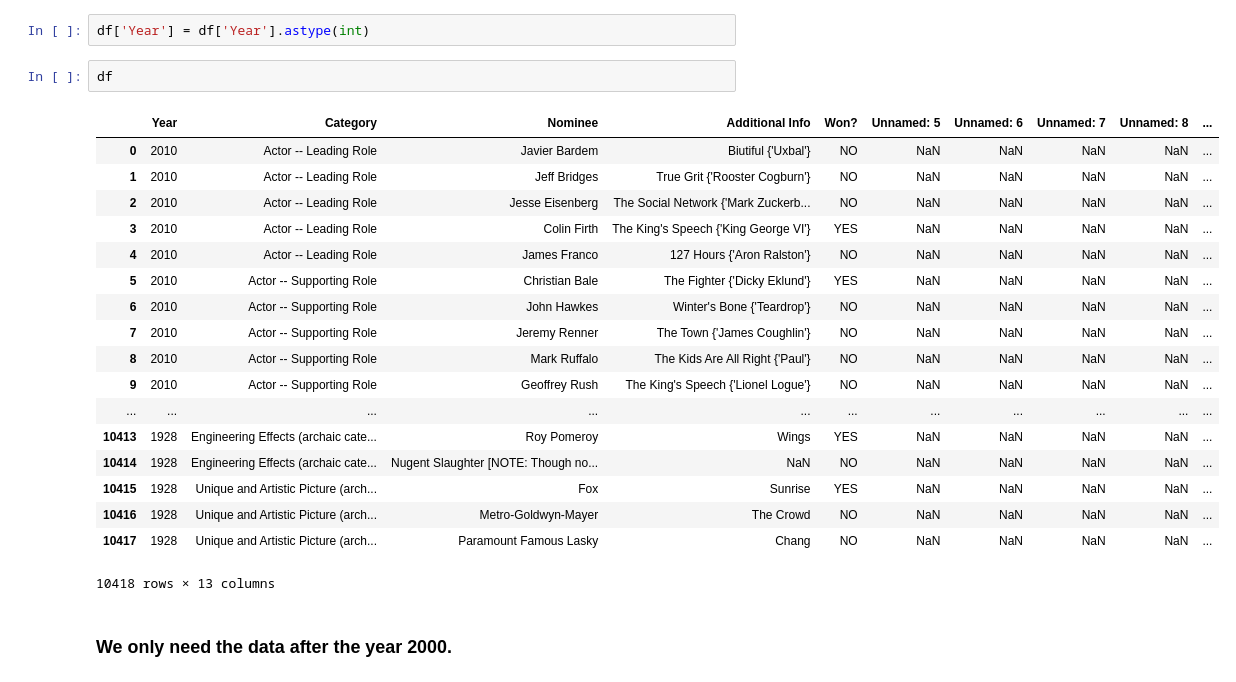
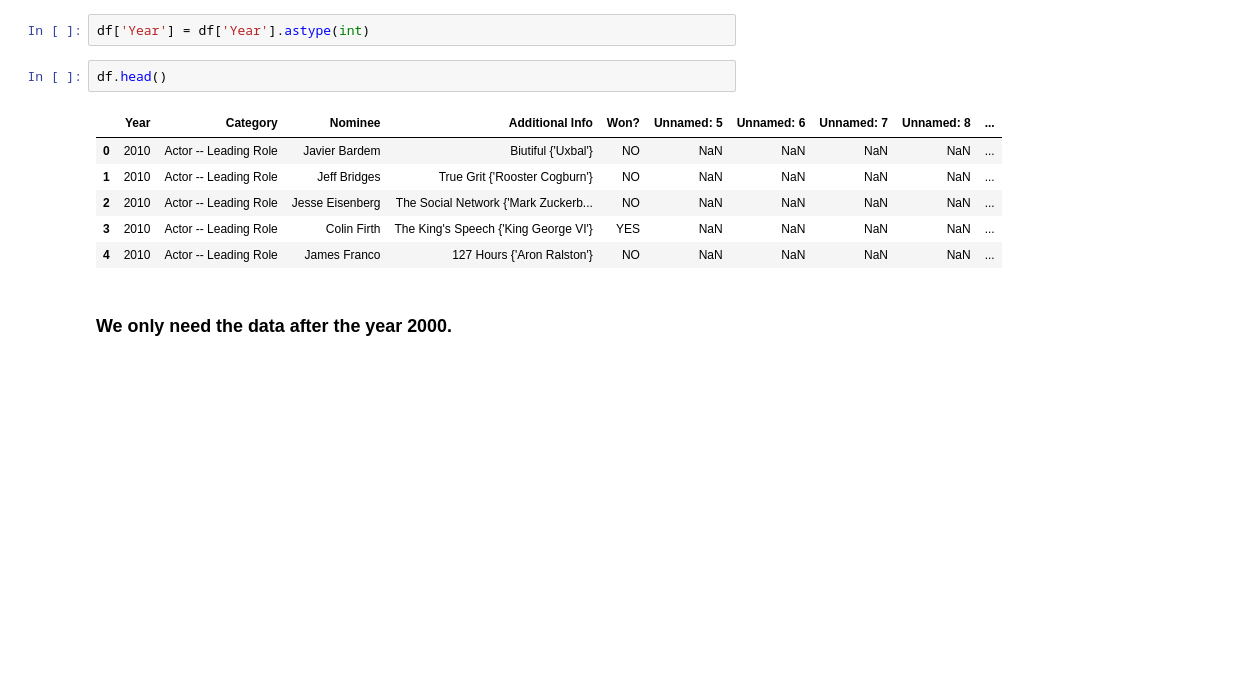
Before and after one commit to frankbearzou/Data-analysis, a Jupyter notebook: Academy Award nominations/Academy Award nominations.ipynb, the cells around one changed output. Cells and saved outputs as stored; diff of their text form; blank space fills up the shorter version.

```diff
--- a/Academy Award nominations/Academy Award nominations.ipynb
+++ b/Academy Award nominations/Academy Award nominations.ipynb
@@ -211,26 +166,14 @@ df["Year"] = df["Year"].str[:4]
 # %%
 df['Year'] = df['Year'].astype(int)
 # %%
-df
+df.head()
 # %% [output]
 |  | Year | Category | Nominee | Additional Info | Won? | Unnamed: 5 | Unnamed: 6 | Unnamed: 7 | Unnamed: 8 | ... |
 | 0 | 2010 | Actor -- Leading Role | Javier Bardem | Biutiful {'Uxbal'} | NO | NaN | NaN | NaN | NaN | ... |
 | 1 | 2010 | Actor -- Leading Role | Jeff Bridges | True Grit {'Rooster Cogburn'} | NO | NaN | NaN | NaN | NaN | ... |
 | 2 | 2010 | Actor -- Leading Role | Jesse Eisenberg | The Social Network {'Mark Zuckerb... | NO | NaN | NaN | NaN | NaN | ... |
 | 3 | 2010 | Actor -- Leading Role | Colin Firth | The King's Speech {'King George VI'} | YES | NaN | NaN | NaN | NaN | ... |
 | 4 | 2010 | Actor -- Leading Role | James Franco | 127 Hours {'Aron Ralston'} | NO | NaN | NaN | NaN | NaN | ... |
-| 5 | 2010 | Actor -- Supporting Role | Christian Bale | The Fighter {'Dicky Eklund'} | YES | NaN | NaN | NaN | NaN | ... |
-| 6 | 2010 | Actor -- Supporting Role | John Hawkes | Winter's Bone {'Teardrop'} | NO | NaN | NaN | NaN | NaN | ... |
-| 7 | 2010 | Actor -- Supporting Role | Jeremy Renner | The Town {'James Coughlin'} | NO | NaN | NaN | NaN | NaN | ... |
-| 8 | 2010 | Actor -- Supporting Role | Mark Ruffalo | The Kids Are All Right {'Paul'} | NO | NaN | NaN | NaN | NaN | ... |
-| 9 | 2010 | Actor -- Supporting Role | Geoffrey Rush | The King's Speech {'Lionel Logue'} | NO | NaN | NaN | NaN | NaN | ... |
-| ... | ... | ... | ... | ... | ... | ... | ... | ... | ... | ... |
-| 10413 | 1928 | Engineering Effects (archaic cate... | Roy Pomeroy | Wings | YES | NaN | NaN | NaN | NaN | ... |
-| 10414 | 1928 | Engineering Effects (archaic cate... | Nugent Slaughter [NOTE: Though no... | NaN | NO | NaN | NaN | NaN | NaN | ... |
-| 10415 | 1928 | Unique and Artistic Picture (arch... | Fox | Sunrise | YES | NaN | NaN | NaN | NaN | ... |
-| 10416 | 1928 | Unique and Artistic Picture (arch... | Metro-Goldwyn-Mayer | The Crowd | NO | NaN | NaN | NaN | NaN | ... |
-| 10417 | 1928 | Unique and Artistic Picture (arch... | Paramount Famous Lasky | Chang | NO | NaN | NaN | NaN | NaN | ... |
-10418 rows × 13 columns
 # %% [markdown]
 ### We only need the data after the year 2000.
 # %%
```
Also changed, not shown: parts of 14 cells of this notebook.
